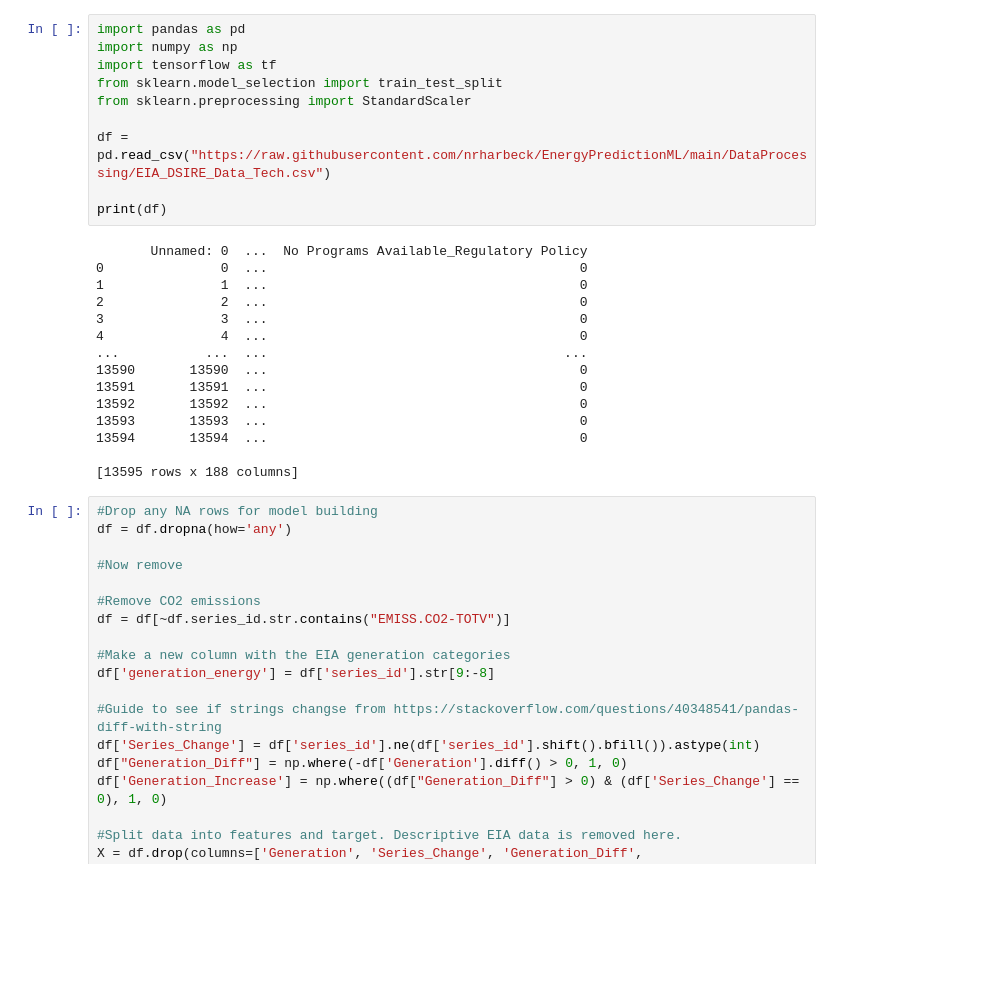
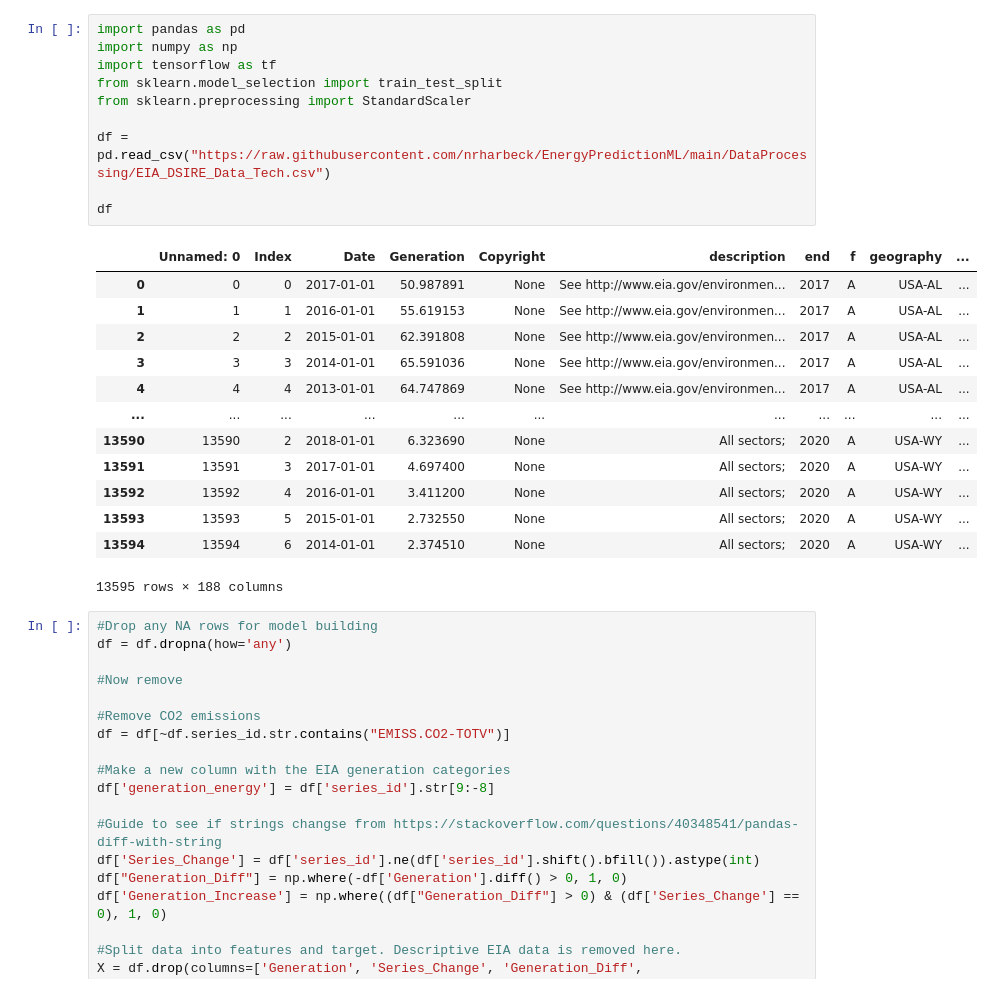
Before and after one commit to nrharbeck/EnergyPredictionML, a Jupyter notebook: RenewableEnergyNN.ipynb, the cells around one changed output. Drawn from its saved outputs; the diff is of its cells as text; blank space fills up the shorter version.

```diff
--- a/RenewableEnergyNN.ipynb
+++ b/RenewableEnergyNN.ipynb
@@ -1,28 +1,27 @@
 # %%
 import pandas as pd
 import numpy as np
 import tensorflow as tf
 from sklearn.model_selection import train_test_split
 from sklearn.preprocessing import StandardScaler
 
 df = pd.read_csv("https://raw.githubusercontent.com/nrharbeck/EnergyPredictionML/main/DataProcessing/EIA_DSIRE_Data_Tech.csv")
 
-print(df)
+df
 # %% [output]
+|  | Unnamed: 0 | Index | Date | Generation | Copyright | description | end | f | geography | ... |
+| 0 | 0 | 0 | 2017-01-01 | 50.987891 | None | See http://www.eia.gov/environmen... | 2017 | A | USA-AL | ... |
+| 1 | 1 | 1 | 2016-01-01 | 55.619153 | None | See http://www.eia.gov/environmen... | 2017 | A | USA-AL | ... |
+| 2 | 2 | 2 | 2015-01-01 | 62.391808 | None | See http://www.eia.gov/environmen... | 2017 | A | USA-AL | ... |
+| 3 | 3 | 3 | 2014-01-01 | 65.591036 | None | See http://www.eia.gov/environmen... | 2017 | A | USA-AL | ... |
+| 4 | 4 | 4 | 2013-01-01 | 64.747869 | None | See http://www.eia.gov/environmen... | 2017 | A | USA-AL | ... |
+| ... | ... | ... | ... | ... | ... | ... | ... | ... | ... | ... |
+| 13590 | 13590 | 2 | 2018-01-01 | 6.323690 | None | All sectors; | 2020 | A | USA-WY | ... |
+| 13591 | 13591 | 3 | 2017-01-01 | 4.697400 | None | All sectors; | 2020 | A | USA-WY | ... |
+| 13592 | 13592 | 4 | 2016-01-01 | 3.411200 | None | All sectors; | 2020 | A | USA-WY | ... |
+| 13593 | 13593 | 5 | 2015-01-01 | 2.732550 | None | All sectors; | 2020 | A | USA-WY | ... |
+| 13594 | 13594 | 6 | 2014-01-01 | 2.374510 | None | All sectors; | 2020 | A | USA-WY | ... |
-       Unnamed: 0  ...  No Programs Available_Regulatory Policy
-0               0  ...                                        0
-1               1  ...                                        0
-2               2  ...                                        0
-3               3  ...                                        0
-4               4  ...                                        0
-...           ...  ...                                      ...
-13590       13590  ...                                        0
-13591       13591  ...                                        0
-13592       13592  ...                                        0
-13593       13593  ...                                        0
-13594       13594  ...                                        0
-
-[13595 rows x 188 columns]
+13595 rows × 188 columns
 # %%
 #Drop any NA rows for model building
 df = df.dropna(how='any')
```
Also changed, not shown: parts of 6 cells of this notebook.
